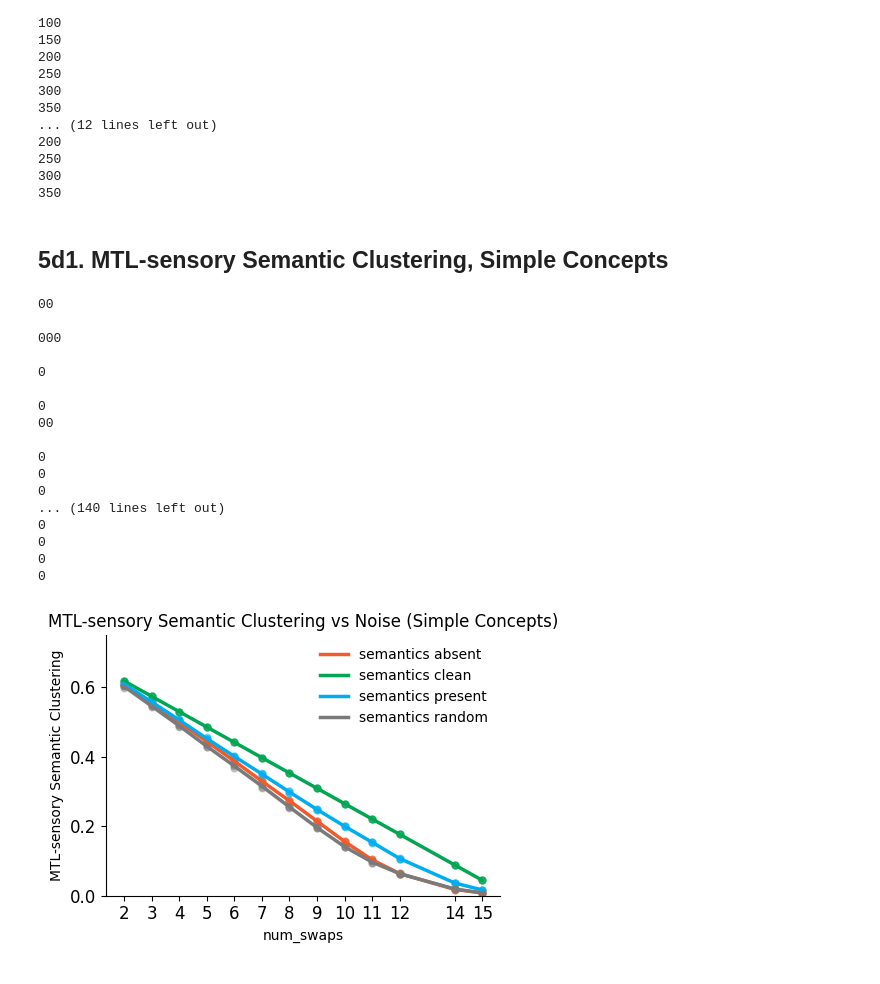
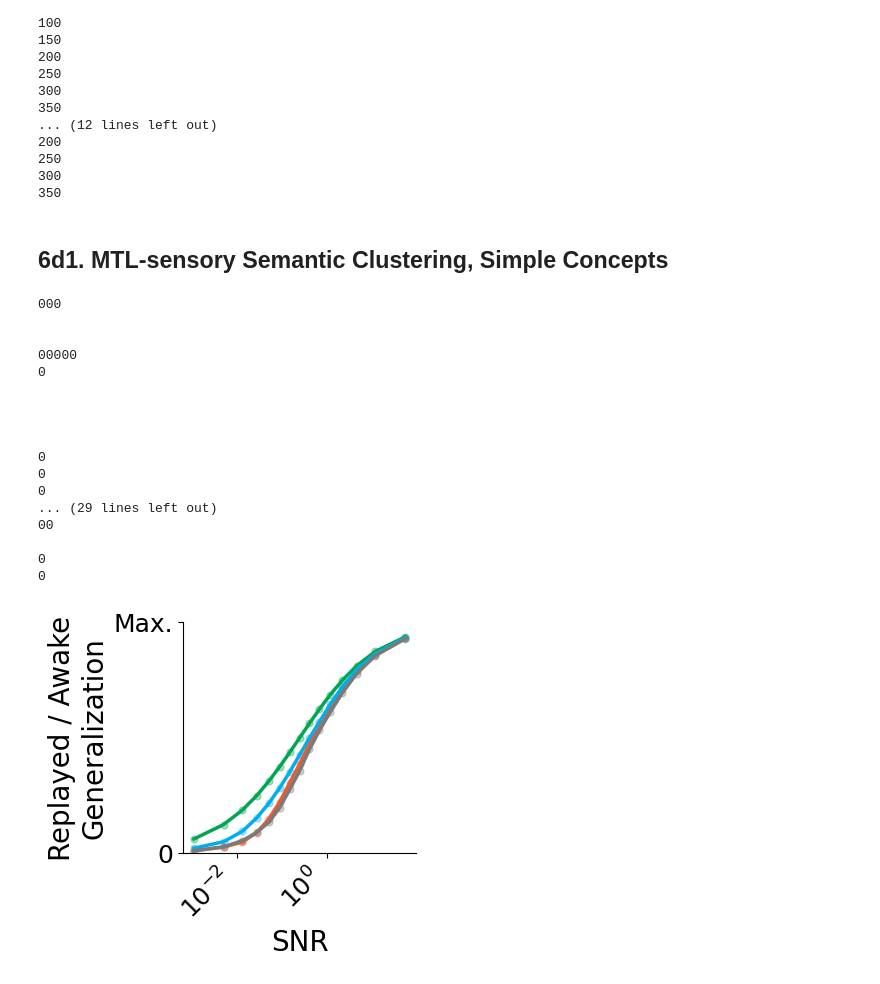
Before and after one commit to albesagonzalez/sensory-semantic-episodes, a Jupyter notebook: Figure_6A.ipynb, the cells around one changed output. Drawn from its saved outputs; the diff is of its cells as text; code cells hidden in the pictures.

```diff
--- a/Figure_6A.ipynb
+++ b/Figure_6A.ipynb
@@ -305,8 +365,8 @@ job_print_rate = np.inf
 num_stored_recordings = 10
 verbose_jobs = False
 
-seeds = [0, 1, 2, 3]
-noise_levels = list([2, 3, 4, 5, 6, 7, 8, 9, 10, 11, 12, 14, 15])
+seeds = shared_seeds
+noise_levels = shared_noise_levels
 
 net_params = deepcopy(network_parameters)
 trained_networks = train_phase_split_networks(
@@ -328,6 +388,16 @@ trained_networks_for_figures = {
 }
 trained_networks_for_figures["semantics_clean"] = deepcopy(trained_networks["semantics_present"])
 
+trained_networks_for_figures = fig6a_utils.attach_ctx_replay_readout_orderings_to_dict(
+    trained_networks_for_figures,
+    input_params=input_params,
+    latent_specs=latent_specs,
+    num_days=100,
+    num_swaps=input_params["num_swaps"],
+    include_simple=True,
+    include_complex=False,
+)
+
 generalization_experiment_params = build_codex_figure_5_experiment_params(
     trained_networks=trained_networks_for_figures,
     recording_parameters=recording_parameters,
@@ -360,7 +430,7 @@ generalization_experiment_params = build_codex_figure_5_experiment_params(
 300
 350
 # %% [markdown]
-## 5d1. MTL-sensory Semantic Clustering, Simple Concepts
+## 6d1. MTL-sensory Semantic Clustering, Simple Concepts
 # %%
 with multiprocessing.Pool(processes=num_cpu) as pool:
     generalization_job_results = pool.starmap(
@@ -373,47 +443,75 @@ generalization_results = aggregate_codex_figure_5_generalization_results(
     noise_levels=noise_levels,
     seeds=seeds,
 )
+generalization_results["snr_levels"] = np.array(
+    [dict(zip(shared_noise_levels, shared_snr_levels))[int(level)] for level in noise_levels],
+    dtype=float,
+)
 # %% [output]
-00
-
 000
 
+
+00000
 0
 
+
+
+
 0
+0
+0
+... (29 lines left out)
 00
 
 0
 0
-0
-... (140 lines left out)
-0
-0
-0
-0
 # %%
 with open("Data/fig_5_codex_generalization_vs_noise.pickle", "wb") as handle:
     pickle.dump(generalization_results, handle, protocol=pickle.HIGHEST_PROTOCOL)
 # %%
-fig, ax = plt.subplots(figsize=(4.8, 3.6))
+
+snr_values = np.asarray(generalization_results["snr_levels"], dtype=float)
+finite_mask = np.isfinite(snr_values) & (snr_values > 0)
+finite_snr_values = snr_values[finite_mask]
+filtered_results = deepcopy(generalization_results)
+filtered_results["noise_levels"] = np.asarray(filtered_results["noise_levels"])[finite_mask]
+filtered_results["snr_levels"] = finite_snr_values
+for network_name in filtered_results["summary"]:
+    summary = filtered_results["summary"][network_name]
+    summary["seed_curves"] = np.asarray(summary["seed_curves"])[:, finite_mask]
+    summary["mean_curve"] = np.asarray(summary["mean_curve"])[finite_mask]
+    summary["std_curve"] = np.asarray(summary["std_curve"])[finite_mask]
+
+snr_ticklabels = [f"{v:.2f}" for v in finite_snr_values]
+
+fig, ax = plt.subplots(figsize=(3, 3))
 
 plot_codex_figure_5(
-    generalization_results,
+    filtered_results,
     ax=ax,
-    ylabel="MTL-sensory Semantic Clustering",
+    ylabel="Replayed / Awake\nGeneralization",
+    xlabel="SNR",
+    x_values=finite_snr_values,
+    xticklabels=snr_ticklabels,
+    xscale="log",
 )
 
-ax.set_title("MTL-sensory Semantic Clustering vs Noise (Simple Concepts)")
-ax.tick_params(labelsize=12)
+ax.xaxis.label.set_size(20)
+ax.yaxis.label.set_size(20)
+ax.tick_params(labelsize=18)
+plt.setp(ax.get_xticklabels(), rotation=45, ha="right")
+legend_ = ax.get_legend()
+if legend_ is not None:
+    legend_.remove()
 sns.despine()
-plt.tight_layout()
-plt.savefig("Figures_SVG/5d1.svg", dpi=300, transparent=True)
+plt.savefig("Figures_SVG/6d1.svg", dpi=300, transparent=True)
 
-plt.ylim([None, 0.75])
+plt.ylim([0, 1/np.sqrt(2)])
+plt.yticks([0,  1/np.sqrt(2)], [0, "Max."])
 
 plt.show()
 # %% [output]
-[figure, old version]
+[figure, new version]
 # %%
 semantic_charge_2_days = 200
 semantic_charge_2_network = deepcopy(trained_networks["semantics_present"])
```
Also changed, not shown: parts of 24 cells of this notebook, 3 other files.
